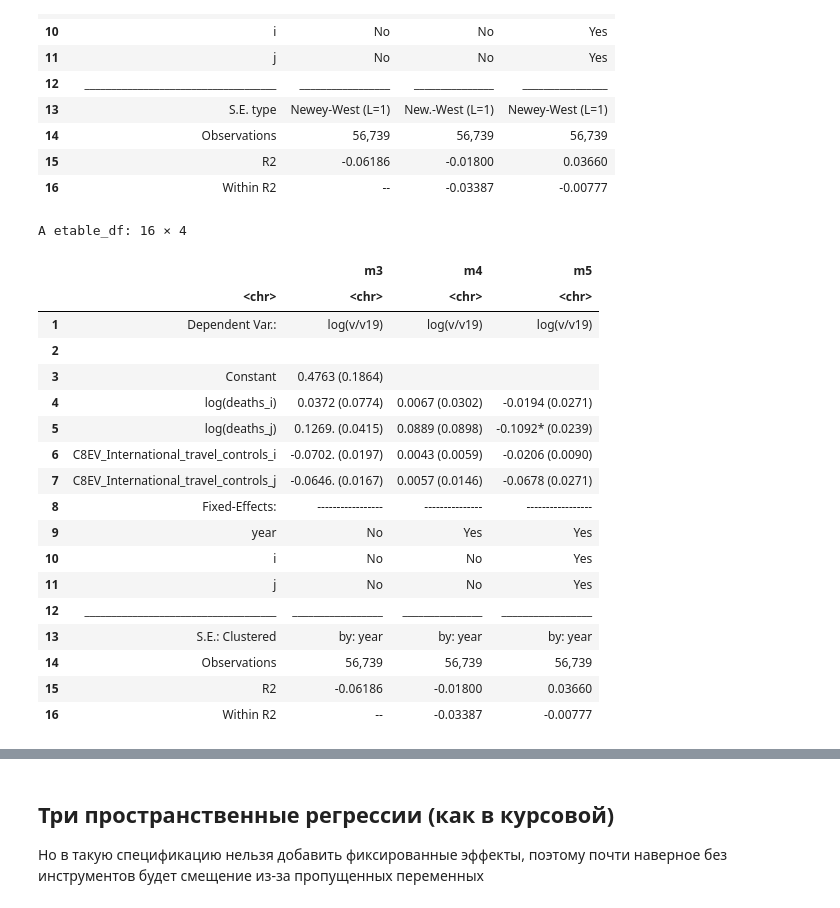
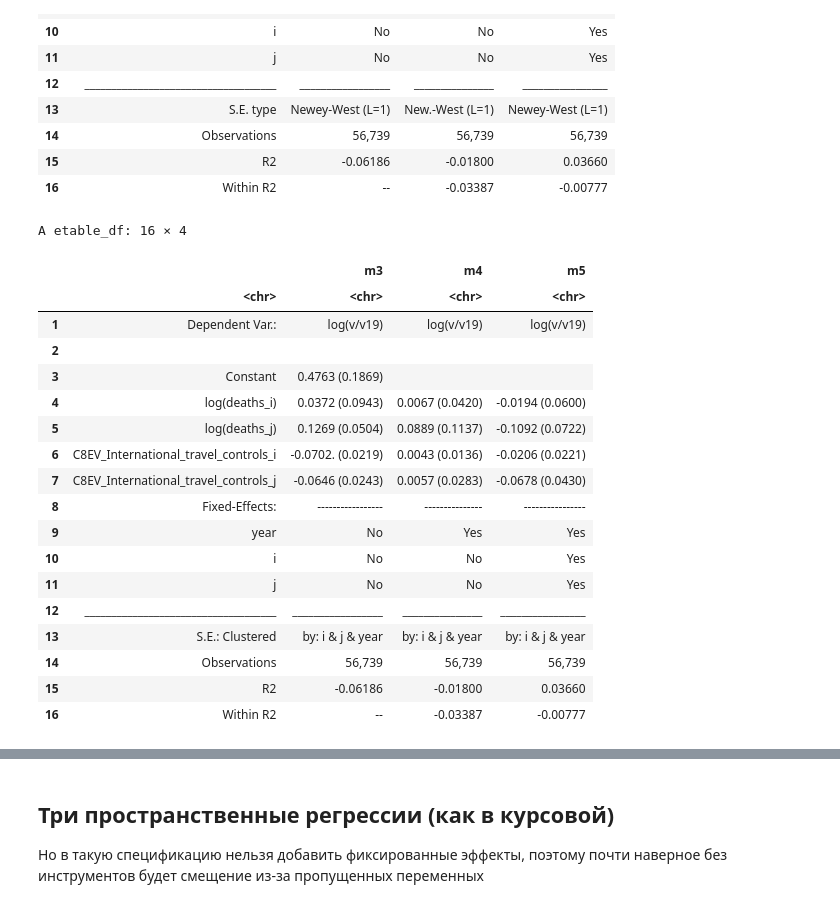
Before and after one commit to xan-d-or/thesis, a Jupyter notebook: analysis/hs0_estimation.ipynb, the cells around one changed output, grey strips where cells are left out. Cells and saved outputs as stored; diff of their text form; code cells hidden in the pictures.

```diff
--- a/analysis/hs0_estimation.ipynb
+++ b/analysis/hs0_estimation.ipynb
@@ -356,27 +380,26 @@ A etable_df: 16 × 4
 | 15 | R2 | -0.06186 | -0.01800 | 0.03660 |
 | 16 | Within R2 | -- | -0.03387 | -0.00777 |
 # %%
-# В такой спецификации значимость эффекта импортёра сохраняется (правда в спецификации выше она была только в 2020 году).
-# Всё ещё странно использовать кластеризацию по году...
-# etable(m3, m4, vcov = function(x) vcovHC(x, method="arellano", type="HC1"), signif.code = signif.code) Не сработало
-etable(m3, m4, m5, vcov = ~year, signif.code = signif.code)
+    # Всё ещё странно использовать кластеризацию по году...
+    # etable(m3, m4, vcov = function(x) vcovHC(x, method="arellano", type="HC1"), signif.code = signif.code) Не сработало
+etable(m3, m4, m5, vcov = ~i+j+year, signif.code = signif.code)
 # %% [output]
 A etable_df: 16 × 4
 |  |  | m3 | m4 | m5 |
 |  | <chr> | <chr> | <chr> | <chr> |
 | 1 | Dependent Var.: | log(v/v19) | log(v/v19) | log(v/v19) |
 | 2 |  |  |  |  |
-| 3 | Constant | 0.4763 (0.1864) |  |  |
-| 4 | log(deaths_i) | 0.0372 (0.0774) | 0.0067 (0.0302) | -0.0194 (0.0271) |
-| 5 | log(deaths_j) | 0.1269. (0.0415) | 0.0889 (0.0898) | -0.1092* (0.0239) |
-| 6 | C8EV_International_travel_controls_i | -0.0702. (0.0197) | 0.0043 (0.0059) | -0.0206 (0.0090) |
-| 7 | C8EV_International_travel_controls_j | -0.0646. (0.0167) | 0.0057 (0.0146) | -0.0678 (0.0271) |
-| 8 | Fixed-Effects: | ----------------- | --------------- | ----------------- |
+| 3 | Constant | 0.4763 (0.1869) |  |  |
+| 4 | log(deaths_i) | 0.0372 (0.0943) | 0.0067 (0.0420) | -0.0194 (0.0600) |
+| 5 | log(deaths_j) | 0.1269 (0.0504) | 0.0889 (0.1137) | -0.1092 (0.0722) |
+| 6 | C8EV_International_travel_controls_i | -0.0702. (0.0219) | 0.0043 (0.0136) | -0.0206 (0.0221) |
+| 7 | C8EV_International_travel_controls_j | -0.0646 (0.0243) | 0.0057 (0.0283) | -0.0678 (0.0430) |
+| 8 | Fixed-Effects: | ----------------- | --------------- | ---------------- |
 | 9 | year | No | Yes | Yes |
 | 10 | i | No | No | Yes |
 | 11 | j | No | No | Yes |
-| 12 | ____________________________________ | _________________ | _______________ | _________________ |
-| 13 | S.E.: Clustered | by: year | by: year | by: year |
+| 12 | ____________________________________ | _________________ | _______________ | ________________ |
+| 13 | S.E.: Clustered | by: i & j & year | by: i & j & year | by: i & j & year |
 | 14 | Observations | 56,739 | 56,739 | 56,739 |
 | 15 | R2 | -0.06186 | -0.01800 | 0.03660 |
 | 16 | Within R2 | -- | -0.03387 | -0.00777 |
```
Also changed, not shown: parts of 4 cells of this notebook, 2 other files.
